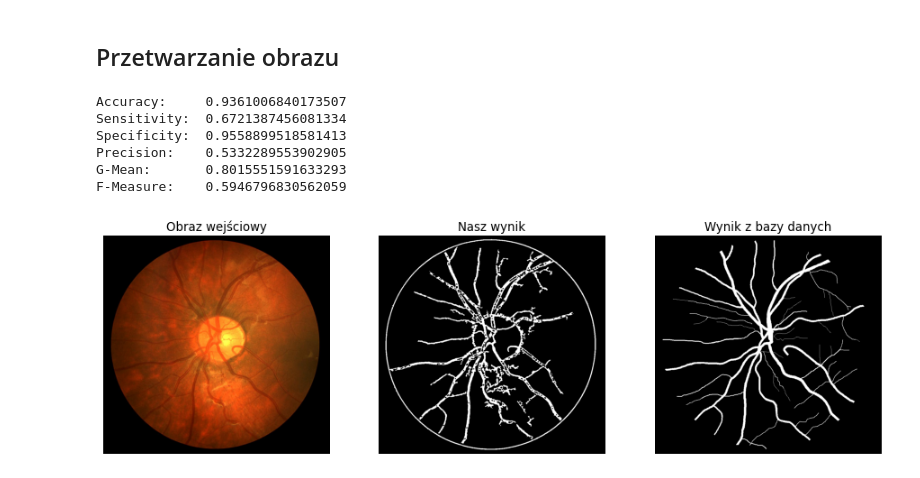
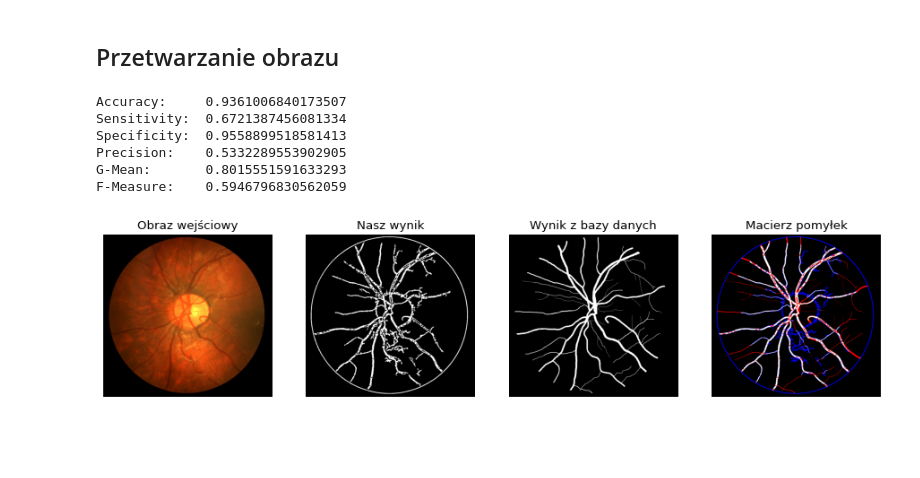
Before and after one commit to zuznnjus/Fundus-examination, a Jupyter notebook: fundus_examination.ipynb, the cells around one changed output. Saved outputs shown, nothing was run; the diff lists cells and outputs as text; code cells hidden in the pictures; blank space fills up the shorter version.

Commit message:
Add confusion matrix image

```diff
--- a/fundus_examination.ipynb
+++ b/fundus_examination.ipynb
@@ -12,19 +12,24 @@ import cv2 as cv
 def createConfusionMatrix(processed_image, result_image):
     TP, TN, FP, FN = 0, 0, 0, 0
 
-    for processed_row, result_row in zip(processed_image, result_image):
-        for processed_pixel, result_pixel in zip(processed_row, result_row):
+    confusion_matrix_image = np.zeros((processed_image.shape[0], processed_image.shape[1], 3), np.uint8)
 
-            if processed_pixel == 0 and (result_pixel == 0).all():
+    for i in range(len(processed_image)):
+        for j in range(len(processed_image[0])):
+
+            if processed_image[i][j] == 0 and result_image[i][j] == 0:
                 TN += 1
-            elif processed_pixel == 0 and (result_pixel == 255).all():
+            elif processed_image[i][j] == 0 and result_image[i][j] == 255:
                 FN += 1
-            elif processed_pixel == 255 and (result_pixel == 0).all():
+                confusion_matrix_image[i][j] = (255, 0, 0)
+            elif processed_image[i][j] == 255 and result_image[i][j] == 0:
                 FP += 1
+                confusion_matrix_image[i][j] = (0, 0, 255)
             else:
                 TP += 1
+                confusion_matrix_image[i][j] = (255, 255, 255)
 
-    return TP, TN, FP, FN
+    return TP, TN, FP, FN, confusion_matrix_image
 
 def calculateAccuracy(TP, TN, FP, FN):
     return (TP + TN) / (TP + TN + FP + FN)
@@ -51,7 +56,7 @@ def calculateFMeasure(TP, TN, FP, FN):
     return (2 * precision * sensitivity) / (precision + sensitivity)
 
 def displayStatisticalAnalysis(processed_image, result_image):
-    TP, TN, FP, FN = createConfusionMatrix(processed_image, result_image)
+    TP, TN, FP, FN, confusion_matrix_image = createConfusionMatrix(processed_image, result_image)
 
     print("Accuracy:    ", calculateAccuracy(TP, TN, FP, FN))
     print("Sensitivity: ", calculateSensitivity(TP, TN, FP, FN))
@@ -59,6 +64,8 @@ def displayStatisticalAnalysis(processed_image, result_image):
     print("Precision:   ", calculatePrecision(TP, TN, FP, FN))
     print("G-Mean:      ", calculateGMean(TP, TN, FP, FN))
     print("F-Measure:   ", calculateFMeasure(TP, TN, FP, FN))
+
+    return confusion_matrix_image
 # %% [markdown]
 ## Przetwarzanie obrazu
 # %%
@@ -174,37 +181,43 @@ def main():
 
     result_image = ImageBuilder()\
                         .loadImage(directory_prefix + results[0])\
+                        .toGray()\
                         .build()
 
-    displayStatisticalAnalysis(processed_image, result_image)
-    displayImages(input_image, processed_image, result_image)
+    confusion_matrix_image = displayStatisticalAnalysis(processed_image, result_image)
+    displayImages(input_image, processed_image, result_image, confusion_matrix_image)
 
 
-def displayImages(inputImage, processedImage, result):
+def displayImages(inputImage, processedImage, result, confusion_matrix_image):
     fig = plt.figure(figsize=(14, 4), dpi=80)
 
-    ax = fig.add_subplot(131)
+    ax = fig.add_subplot(141)
     ax.set_title('Obraz wejściowy')
     ax.imshow(inputImage, cmap = 'gray')
     ax.axis('off')
 
-    ax = fig.add_subplot(132)
+    ax = fig.add_subplot(142)
     ax.set_title('Nasz wynik')
     ax.imshow(processedImage, cmap = 'gray')
     ax.axis('off')
 
-    ax = fig.add_subplot(133)
+    ax = fig.add_subplot(143)
     ax.set_title('Wynik z bazy danych')
     ax.imshow(result, cmap = 'gray')
     ax.axis('off')
 
+    ax = fig.add_subplot(144)
+    ax.set_title('Macierz pomyłek')
+    ax.imshow(confusion_matrix_image, cmap = 'gray')
+    ax.axis('off')
+
 if __name__ == '__main__':
     main()
 # %% [output]
 Accuracy:     0.9361006840173507
 Sensitivity:  0.6721387456081334
 Specificity:  0.9558899518581413
 Precision:    0.5332289553902905
 G-Mean:       0.8015551591633293
 F-Measure:    0.5946796830562059
-[figure, old version]
+[figure, new version]
```
